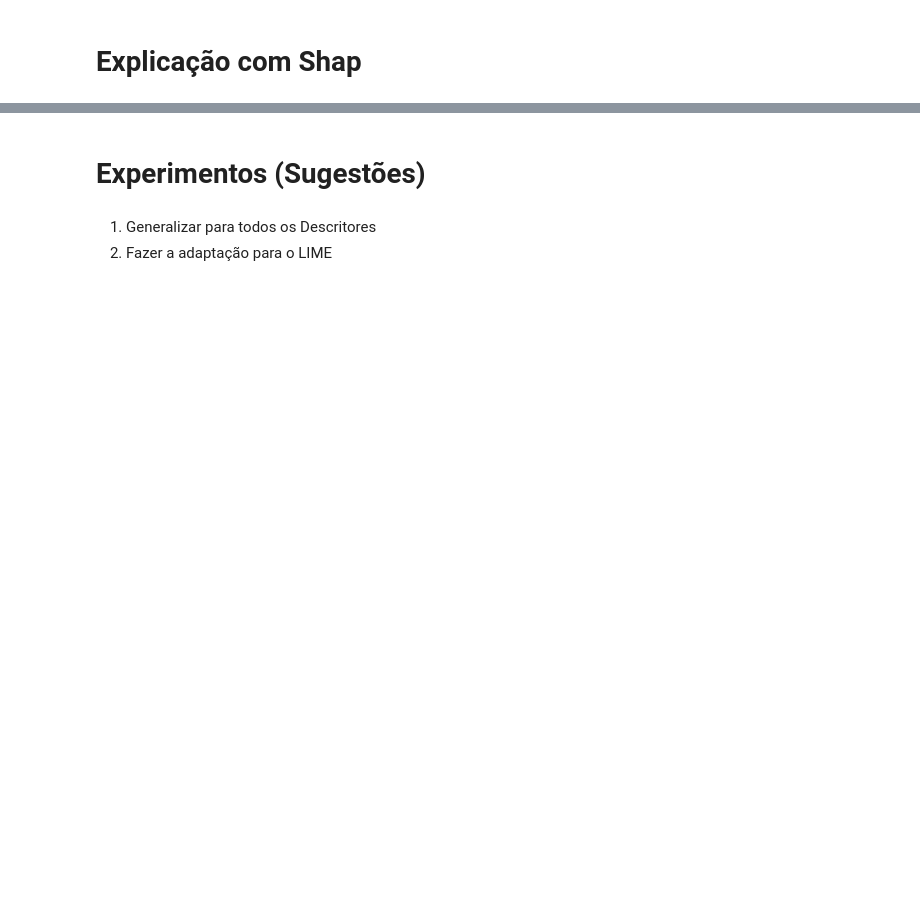
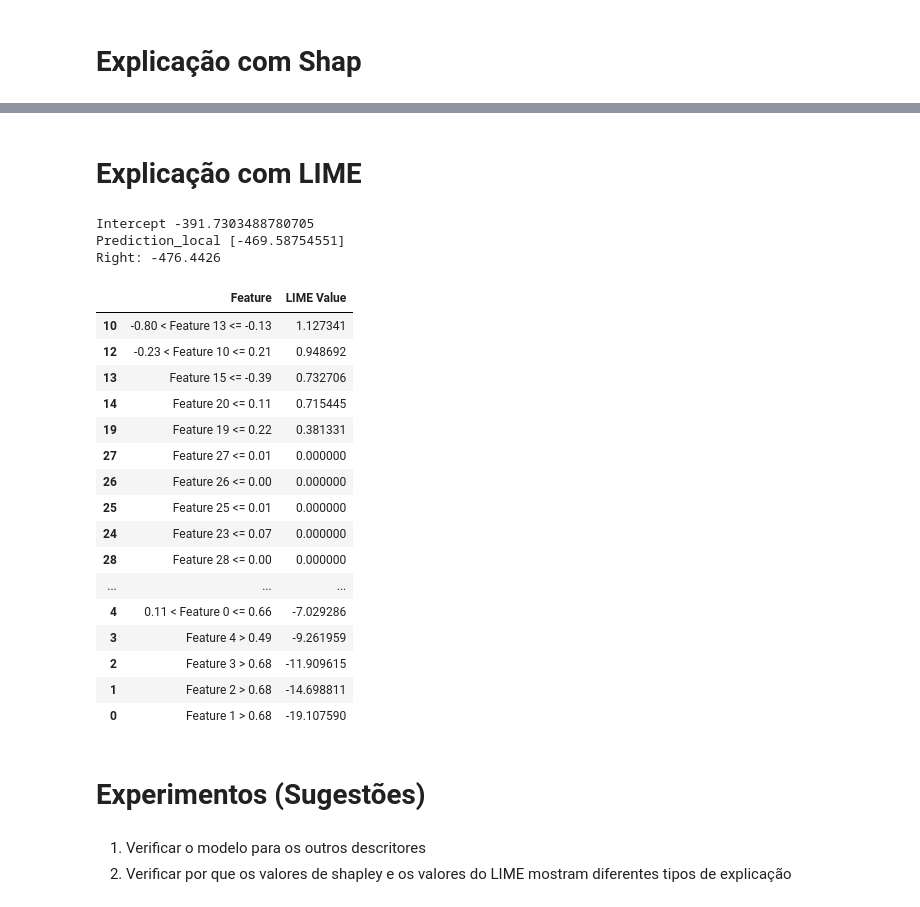
Before and after one commit to JollonLD/ChemXAI, a Jupyter notebook: XAI_QM9.ipynb, the cells around one changed output, grey strips where cells are left out. Saved outputs shown, nothing was run; the diff lists cells and outputs as text; code cells hidden in the pictures; blank space fills up the shorter version.

```diff
--- a/XAI_QM9.ipynb
+++ b/XAI_QM9.ipynb
@@ -609,2 +632,4 @@ print(global_explanation)
 27             27    0.000000
 28             28    0.000000
+# %% [markdown]
+# Explicação com LIME
@@ -611,6 +638,36 @@ print(global_explanation)
+# %%
+# Instancia a explicação
+lime_explainer = LIME(model, train_loader, test_loader, device, mode='regression')
+
+# Gera e exibe uma explicação local para a primeira instância no batch de teste
+local_explanation = lime_explainer.local_explanation(0)
+# %% [output]
+Intercept -391.7303488780705
+Prediction_local [-469.58754551]
+Right: -476.4426
+# %%
+local_explanation
+# %% [output]
+|  | Feature | LIME Value |
+| 10 | -0.80 < Feature 13 <= -0.13 | 1.127341 |
+| 12 | -0.23 < Feature 10 <= 0.21 | 0.948692 |
+| 13 | Feature 15 <= -0.39 | 0.732706 |
+| 14 | Feature 20 <= 0.11 | 0.715445 |
+| 19 | Feature 19 <= 0.22 | 0.381331 |
+| 27 | Feature 27 <= 0.01 | 0.000000 |
+| 26 | Feature 26 <= 0.00 | 0.000000 |
+| 25 | Feature 25 <= 0.01 | 0.000000 |
+| 24 | Feature 23 <= 0.07 | 0.000000 |
+| 28 | Feature 28 <= 0.00 | 0.000000 |
+| ... | ... | ... |
+| 4 | 0.11 < Feature 0 <= 0.66 | -7.029286 |
+| 3 | Feature 4 > 0.49 | -9.261959 |
+| 2 | Feature 3 > 0.68 | -11.909615 |
+| 1 | Feature 2 > 0.68 | -14.698811 |
+| 0 | Feature 1 > 0.68 | -19.107590 |
 # %% [markdown]
 # Experimentos (Sugestões)
-# %% [markdown]
-
-1. Generalizar para todos os Descritores
-2. Fazer a adaptação para o LIME
+# %% [markdown]
+
+1. Verificar o modelo para os outros descritores
+2. Verificar por que os valores de shapley e os valores do LIME mostram diferentes tipos de explicação
```
Also changed, not shown: parts of 12 cells of this notebook, 2 other files.
